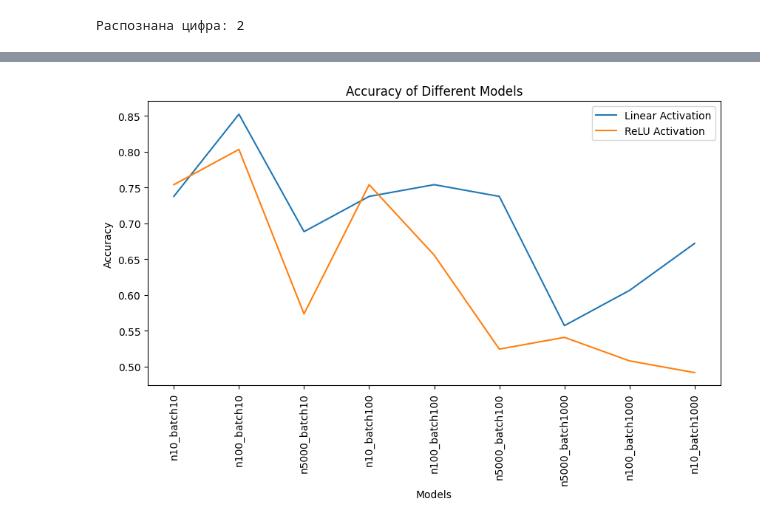
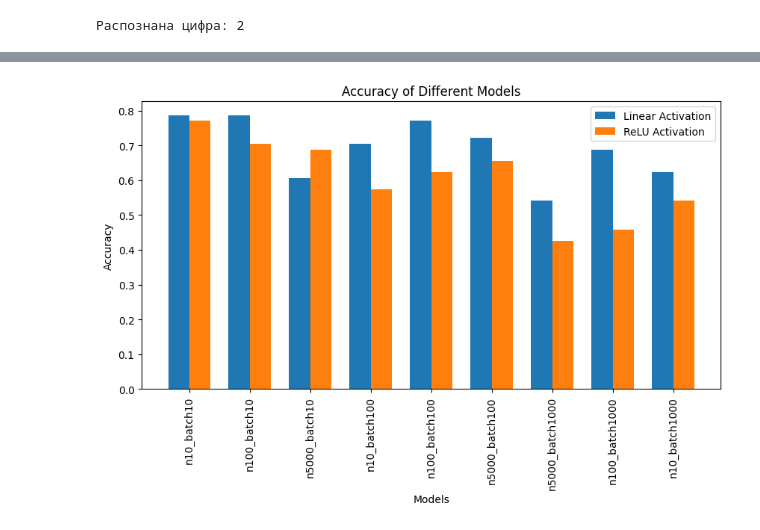
Before and after one commit to Yana-Kh/AI_1, a Jupyter notebook: id/Введение_в_нейронные_сети_Линейный_слой_(Dense)_ДЗ_Lite.ipynb, the cells around one changed output, grey strips where cells are left out. Drawn from its saved outputs; the diff is of its cells as text; code cells hidden in the pictures.

```diff
--- a/id/Введение_в_нейронные_сети_Линейный_слой_(Dense)_ДЗ_Lite.ipynb
+++ b/id/Введение_в_нейронные_сети_Линейный_слой_(Dense)_ДЗ_Lite.ipynb
@@ -303,5 +352,5 @@ model2.add(Dense(3, activation='softmax')) # последний слой, три
 model1.compile(loss='categorical_crossentropy', optimizer='adam', metrics=['accuracy'])
 model2.compile(loss='categorical_crossentropy', optimizer='adam', metrics=['accuracy'])
 
-model1.fit(x_train, y_train, batch_size=10, epochs=15, verbose=0)
-model2.fit(x_train, y_train, batch_size=10, epochs=15, verbose=0)
+history1 = model1.fit(x_train, y_train, batch_size=10, epochs=10, verbose=0, validation_data=(x_test, y_test))
+history2 = model2.fit(x_train, y_train, batch_size=10, epochs=10, verbose=0, validation_data=(x_test, y_test))
@@ -343,8 +430,8 @@ model2.add(Dense(3, activation='softmax')) # последний слой, три
 model1.compile(loss='categorical_crossentropy', optimizer='adam', metrics=['accuracy'])
 model2.compile(loss='categorical_crossentropy', optimizer='adam', metrics=['accuracy'])
 
-model1.fit(x_train, y_train, batch_size=10, epochs=15, verbose=0)
-model2.fit(x_train, y_train, batch_size=10, epochs=15, verbose=0)
+history1 = model1.fit(x_train, y_train, batch_size=10, epochs=10, verbose=0, validation_data=(x_test, y_test))
+history2 = model2.fit(x_train, y_train, batch_size=10, epochs=10, verbose=0, validation_data=(x_test, y_test))
 
 model1.save_weights('model1.h5')
 model1.load_weights('model1.h5')
@@ -571,19 +898,10 @@ model2.add(Dense(3, activation='softmax')) # последний слой, три
 model1.compile(loss='categorical_crossentropy', optimizer='adam', metrics=['accuracy'])
 model2.compile(loss='categorical_crossentropy', optimizer='adam', metrics=['accuracy'])
 
-model1.fit(x_train, y_train, batch_size=1000, epochs=15, verbose=0)
-model2.fit(x_train, y_train, batch_size=1000, epochs=15, verbose=0)
+history1 = model1.fit(x_train, y_train, batch_size=1000, epochs=15, verbose=0, validation_data=(x_test, y_test))
+history2 = model2.fit(x_train, y_train, batch_size=1000, epochs=15, verbose=0, validation_data=(x_test, y_test))
 
 model1.save_weights('model1.h5')
 model1.load_weights('model1.h5')
 model2.save_weights('model2.h5')
 model2.load_weights('model2.h5')
-
-loss1, accuracy1 = model1.evaluate(x_test, y_test)
-print("Model 1 - Test Accuracy:", accuracy1)
-
-loss2, accuracy2 = model2.evaluate(x_test, y_test)
-print("Model 2 - Test Accuracy:", accuracy2)
-
-accuracy_lin['n10_batch1000'] = accuracy1
-accuracy_re['n10_batch1000'] = accuracy2
@@ -595,33 +962,44 @@ Model 2 - Test Accuracy: 0.49180328845977783
 # %%
-import matplotlib.pyplot as plt
-
 # Получение ключей и значений из словаря accuracy_lin
 labels_lin = list(accuracy_lin.keys())
 values_lin = list(accuracy_lin.values())
 
 # Получение ключей и значений из словаря accuracy_re
 labels_re = list(accuracy_re.keys())
 values_re = list(accuracy_re.values())
 
 # Создание графика
 plt.figure(figsize=(10, 5))
 
-# Построение графика для accuracy_lin
-plt.plot(labels_lin, values_lin, label='Linear Activation')
+# Ширина столбцов
+bar_width = 0.35
 
-# Построение графика для accuracy_re
-plt.plot(labels_re, values_re, label='ReLU Activation')
+# Создание массива для оси x для модели с линейной активацией
+x_lin = np.arange(len(labels_lin))
+
+# Создание массива для оси x для модели с активацией ReLU с смещением
+x_re = np.arange(len(labels_re)) + bar_width
+
+# Построение столбцов для accuracy_lin
+plt.bar(x_lin, values_lin, width=bar_width, label='Linear Activation')
+
+# Построение столбцов для accuracy_re с смещением по оси x
+plt.bar(x_re, values_re, width=bar_width, label='ReLU Activation')
 
 # Добавление подписей осей и заголовка
 plt.xlabel('Models')
 plt.ylabel('Accuracy')
 plt.title('Accuracy of Different Models')
 plt.legend()
 
+
 # Поворот подписей на 90 градусов
 plt.xticks(rotation=90)
 
+# Установка меток на оси x для обеих моделей
+plt.xticks(ticks=np.arange(len(labels_lin)) + bar_width / 2, labels=labels_lin)
+
 # Отображение графика
 plt.show()
 # %% [output]
-[figure, old version]
+[figure, new version]
```
Also changed, not shown: parts of 41 cells of this notebook, 2 other files.
